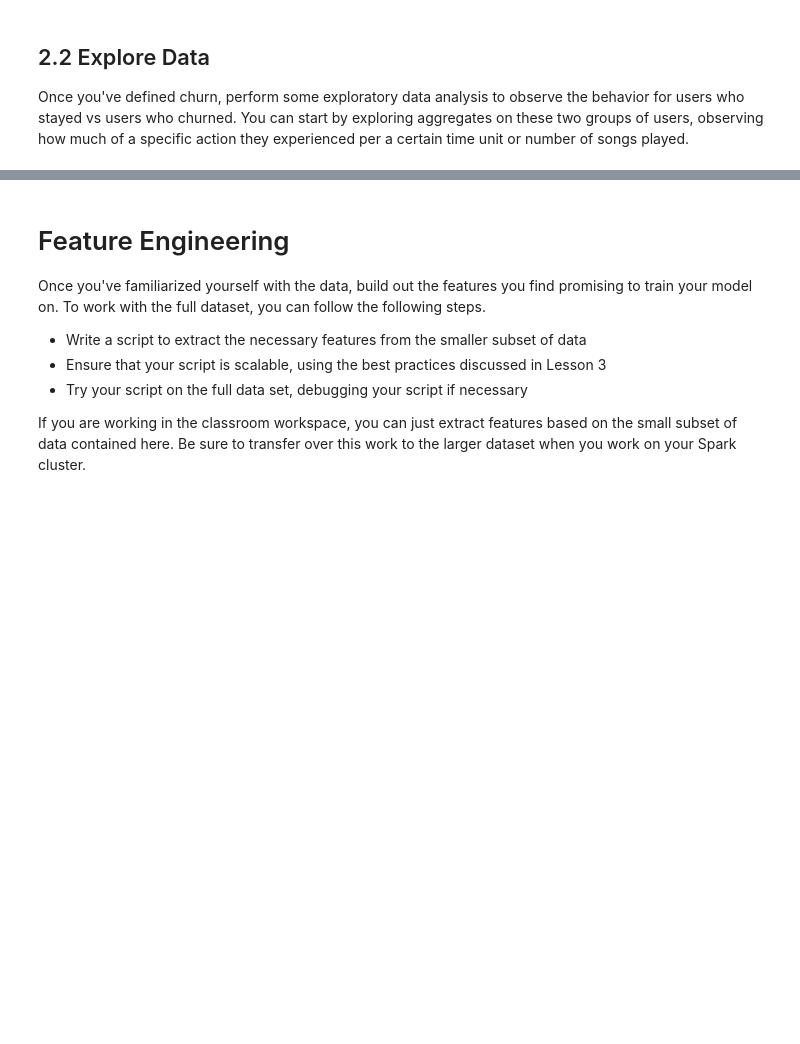
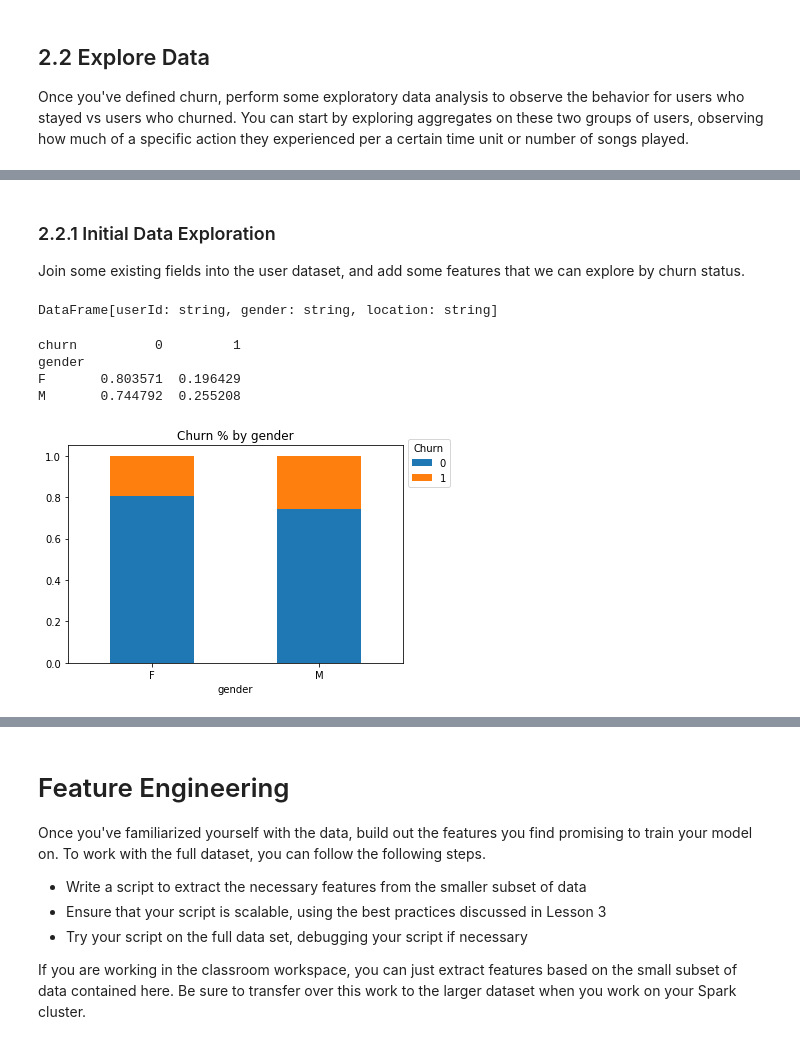
Before and after one commit to noemistatcat/Sparkify-Capstone-Project, a Jupyter notebook: Sparkify.ipynb, the cells around one changed output, grey strips where cells are left out. Cells and saved outputs as stored; diff of their text form; code cells hidden in the pictures; blank space fills up the shorter version.

```diff
--- a/Sparkify.ipynb
+++ b/Sparkify.ipynb
@@ -178,0 +167,7 @@ for col in df.columns:
+# %% [markdown]
+### 2.2.1 Initial Data Exploration
+Join some existing fields into the user dataset, and add some features that we can explore by churn status.
+# %%
+df.select('userId','gender','location').distinct()
+# %% [output]
+DataFrame[userId: string, gender: string, location: string]
@@ -178,0 +178,48 @@ for col in df.columns:
+# %%
+# Get the state information from the location field
+df_user = df_user.withColumn('state', split(df_user.location,',').getItem(1))
+# %%
+# Function to plot churn rates by another variable
+def compare_plot(df_user,col):
+    '''
+    Plots visual comparison for binary variables
+    Input:
+    df: pyspark dataframe
+    col: columns to plot
+    '''
+    xtab = df_user.select('userId','churn',col).toPandas()
+    xtab = xtab.groupby([col,'churn']).count().reset_index()
+    xtab = pd.crosstab(xtab[col], xtab.churn, xtab.userId, aggfunc='sum', normalize = 'index')
+
+    xtab.plot.bar(stacked=True)
+    plt.xticks(rotation=360)
+    plt.legend(bbox_to_anchor=(1, 1.05), title = 'Churn')
+    plt.title('Churn % by ' + str(col))
+    print(xtab)
+    plt.show()
+
+def compare_multicat_plot(df_user,col):
+    '''
+    Plots visual comparison for multicategory variables
+    Input:
+    df: pyspark dataframe
+    col: columns to plot
+    '''
+    xtab = df_user.select('userId','churn',col).toPandas()
+
+    fig = plt.figure(figsize=(16,8))
+    ax = fig.gca()
+    sns.countplot(x = col,hue = 'churn',data = xtab)
+    plt.xticks(rotation=90)
+    plt.legend(bbox_to_anchor=(1, 1.05), title = 'Churn')
+    plt.title('Churn Count by ' + str(col))
+    print(xtab)
+    plt.show()
+# %%
+compare_plot(df_user, 'gender')
+# %% [output]
+churn          0         1
+gender
+F       0.803571  0.196429
+M       0.744792  0.255208
+[figure, added]
```
Also changed, not shown: parts of 47 cells of this notebook.
